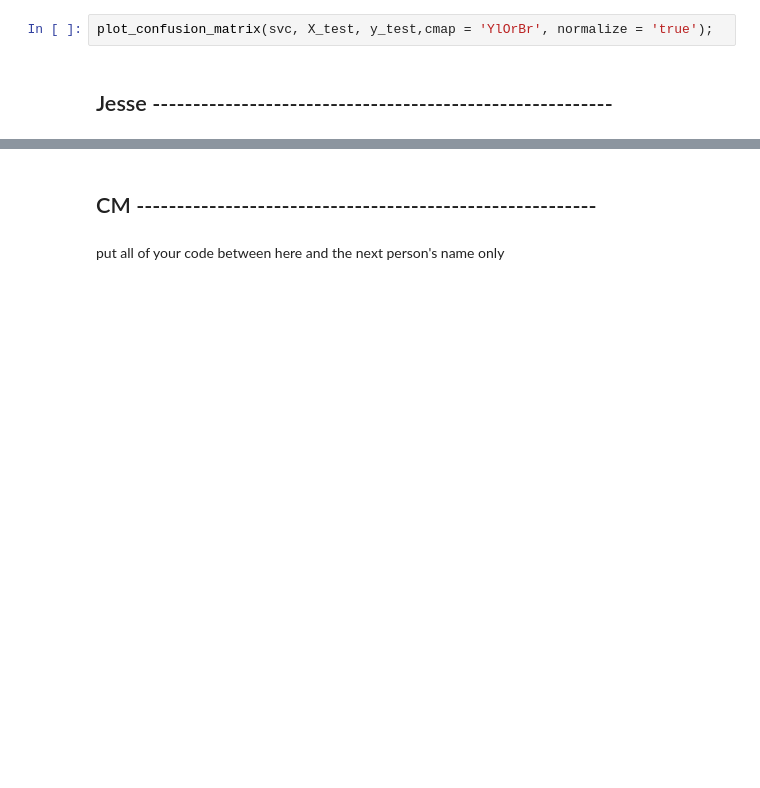
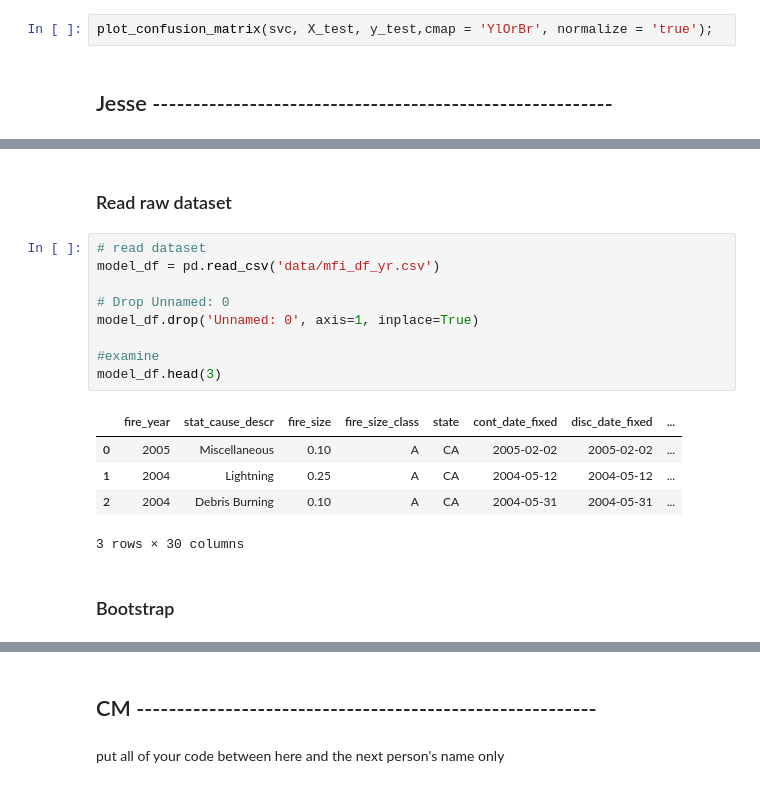
Before and after one commit to Marrrta/wildfires, a Jupyter notebook: models.ipynb, the cells around one changed output, grey strips where cells are left out. Saved outputs shown, nothing was run; the diff lists cells and outputs as text; blank space fills up the shorter version.

```diff
--- a/models.ipynb
+++ b/models.ipynb
@@ -324,0 +344,19 @@ put all of your code between here and the next person's name only
+# %% [markdown]
+### Read raw dataset
+# %%
+# read dataset
+model_df = pd.read_csv('data/mfi_df_yr.csv')
+
+# Drop Unnamed: 0
+model_df.drop('Unnamed: 0', axis=1, inplace=True)
+
+#examine
+model_df.head(3)
+# %% [output]
+|  | fire_year | stat_cause_descr | fire_size | fire_size_class | state | cont_date_fixed | disc_date_fixed | ... |
+| 0 | 2005 | Miscellaneous | 0.10 | A | CA | 2005-02-02 | 2005-02-02 | ... |
+| 1 | 2004 | Lightning | 0.25 | A | CA | 2004-05-12 | 2004-05-12 | ... |
+| 2 | 2004 | Debris Burning | 0.10 | A | CA | 2004-05-31 | 2004-05-31 | ... |
+3 rows × 30 columns
+# %% [markdown]
+### Bootstrap
```
Also changed, not shown: parts of 40 cells of this notebook.
